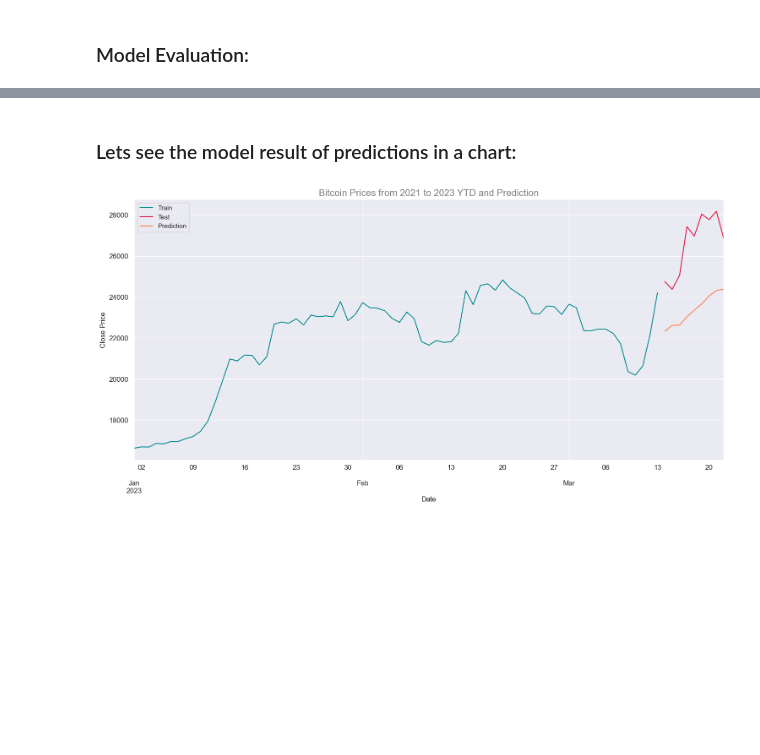
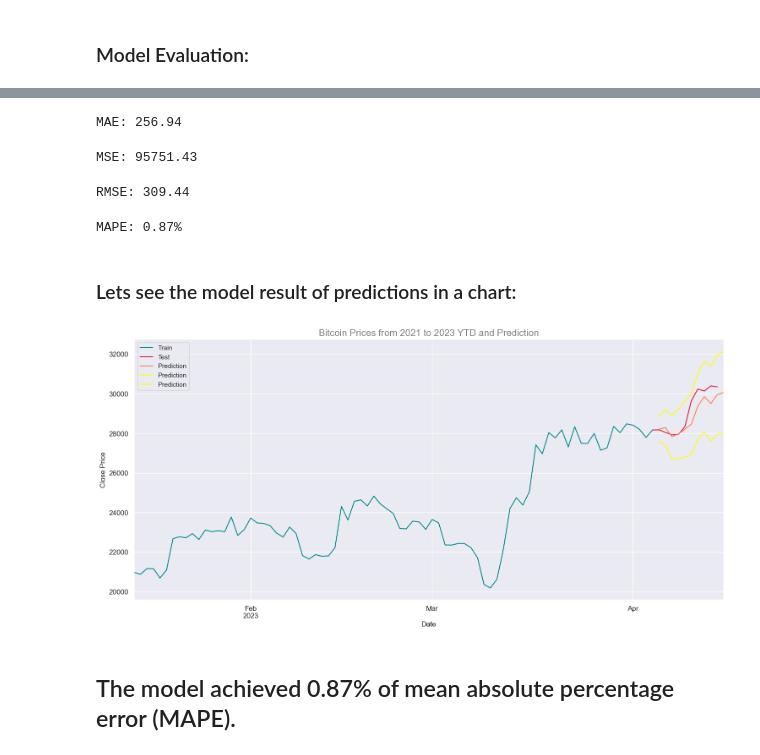
Before and after one commit to GiovannaBezerra/criptocurrency_price_prediction, a Jupyter notebook: cryptocurrency_price_prediction.ipynb, the cells around one changed output, grey strips where cells are left out. Drawn from its saved outputs; the diff is of its cells as text; code cells hidden in the pictures; blank space fills up the shorter version.

```diff
--- a/cryptocurrency_price_prediction.ipynb
+++ b/cryptocurrency_price_prediction.ipynb
@@ -55,13 +90,0 @@ with io.capture_output() as captured:
-# %%
-train_graph = train.set_index('date')
-test_graph = test.set_index('date')
-
-sns.set_theme()
-train_graph.close.plot( figsize=(18,8), fontsize=12, label='Train', color='DarkCyan')
-test_graph.close.plot(figsize=(18,8), fontsize=12, label='Test', color='Crimson')
-plt.legend()
-plt.title("Bitcoin Prices from 2021 to 2023 YTD", fontsize=16, color='Grey')
-plt.xlabel("Date")
-plt.ylabel("Close Price")
-
-plt.show()
@@ -87,0 +91,6 @@ Bitcoin Price Prediction
+# %%
+# Setting model parameters:
+model = auto_timeseries(forecast_period=test.shape[0], score_type='rmse', time_interval='D', model_type='best')
+# %%
+# Fitting model:
+model.fit(traindata=train, ts_column='date', target='close', cv=3)
@@ -118,0 +196,4 @@ Verificando o percentual de erro do modelo:
+# %%
+# Showing prediction:
+predictions = model.predict(testdata=test, model='best')
+print(predictions)
@@ -133,17 +218,40 @@ MAPE: 11.99%
+# %%
+mae = mean_absolute_error(y_true, y_pred)
+print("MAE: {:.2f}".format(mae))
+# %% [output]
+MAE: 256.94
+# %%
+mse = mean_squared_error(y_true, y_pred, squared=True)
+print("MSE: {:.2f}".format(mse))
+# %% [output]
+MSE: 95751.43
+# %%
+rmse = mean_squared_error(y_true, y_pred, squared=False)
+print("RMSE: {:.2f}".format(rmse))
+# %% [output]
+RMSE: 309.44
+# %%
+mape = mean_absolute_percentage_error(y_true, y_pred)
+print("MAPE: {:.2f}%".format(mape*100))
+# %% [output]
+MAPE: 0.87%
 # %% [markdown]
 ### Lets see the model result of predictions in a chart:
 # %%
 train_graph = train.set_index('date')
 test_graph = test.set_index('date')
 
-sns.set_theme()
 train_graph.close.plot( figsize=(18,8), fontsize=12, label='Train', color='DarkCyan')
 test_graph.close.plot(figsize=(18,8), fontsize=12, label='Test', color='Crimson')
-forecast.close.plot(figsize=(18,8), fontsize=12, label='Prediction', color='Coral')
+predictions.yhat.plot(figsize=(18,8), fontsize=12, label='Prediction', color='Coral')
+predictions.mean_ci_upper.plot(figsize=(18,8), fontsize=12, label='Prediction', color='Yellow')
+predictions.mean_ci_lower.plot(figsize=(18,8), fontsize=12, label='Prediction', color='Yellow')
 plt.legend()
 plt.title("Bitcoin Prices from 2021 to 2023 YTD and Prediction", fontsize=16, color='Grey')
 plt.xlabel("Date")
 plt.ylabel("Close Price")
 plt.show()
 # %% [output]
-[figure, old version]
+[figure, new version]
+# %% [markdown]
+## The model achieved 0.87% of mean absolute percentage error (MAPE).
```
Also changed, not shown: parts of 25 cells of this notebook.
